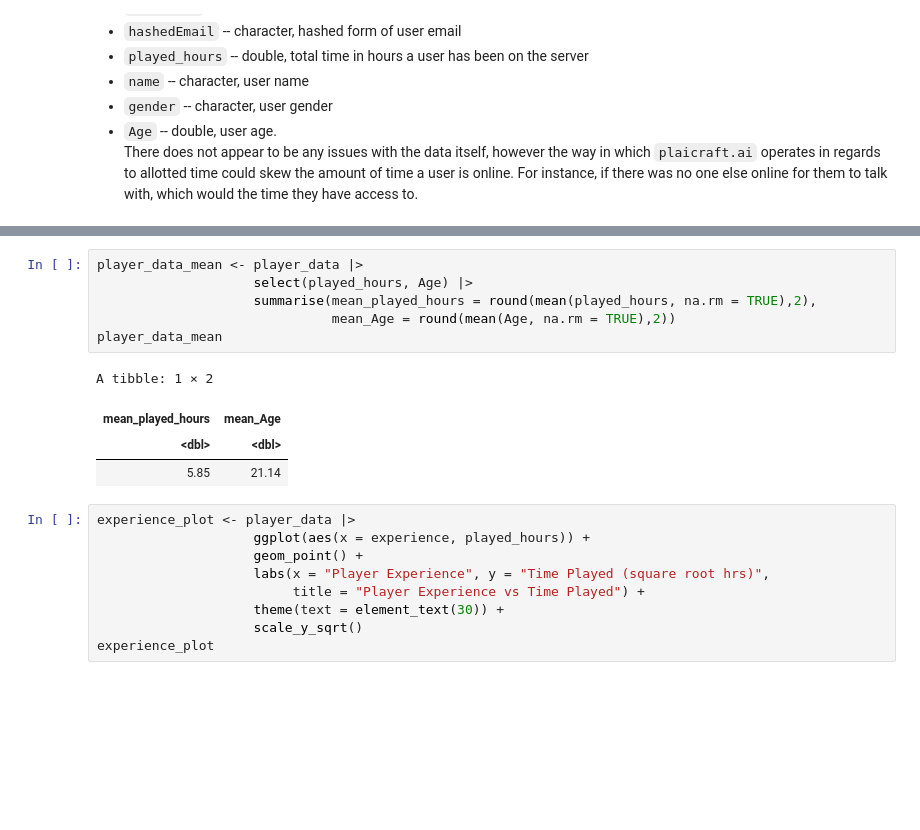
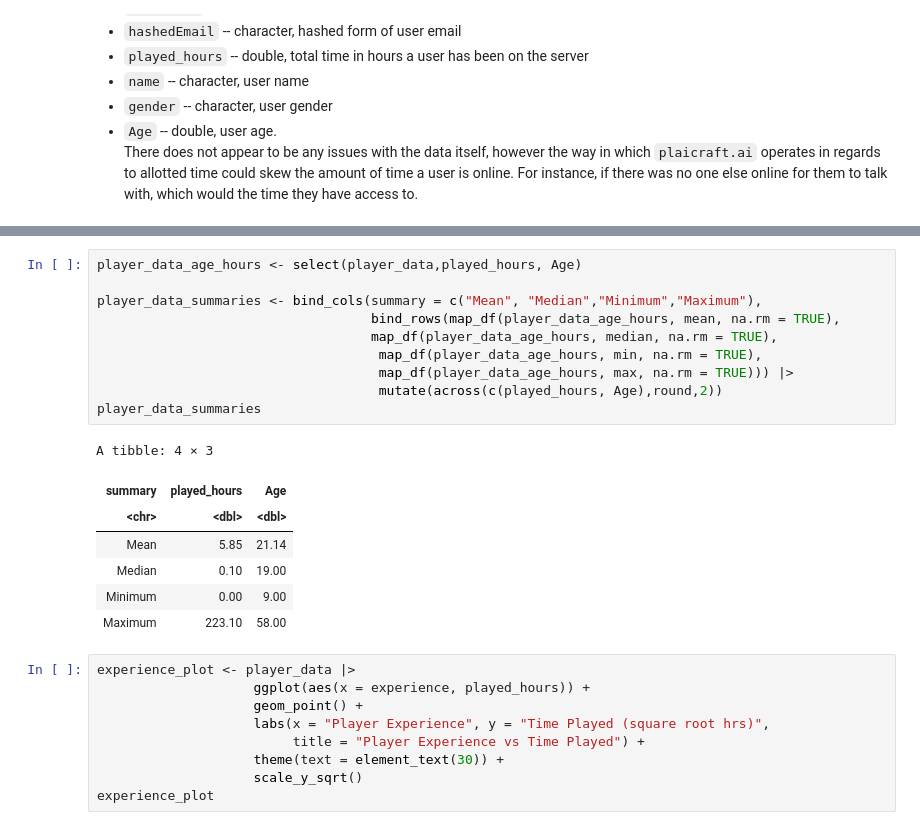
Before and after one commit to n-b-t/DSCI-100-Project-individual-, a Jupyter notebook: Planning_Report.ipynb, the cells around one changed output, grey strips where cells are left out. Drawn from its saved outputs; the diff is of its cells as text; blank space fills up the shorter version.

Commit message:
added additional summary statistics and formatted in a table

```diff
--- a/Planning_Report.ipynb
+++ b/Planning_Report.ipynb
@@ -62,14 +94,21 @@ A spec_tbl_df: 196 × 7
 # %%
-player_data_mean <- player_data |>
-                    select(played_hours, Age) |>
-                    summarise(mean_played_hours = round(mean(played_hours, na.rm = TRUE),2),
-                              mean_Age = round(mean(Age, na.rm = TRUE),2))
-player_data_mean
+player_data_age_hours <- select(player_data,played_hours, Age)
+
+player_data_summaries <- bind_cols(summary = c("Mean", "Median","Minimum","Maximum"),
+                                   bind_rows(map_df(player_data_age_hours, mean, na.rm = TRUE),
+                                   map_df(player_data_age_hours, median, na.rm = TRUE),
+                                    map_df(player_data_age_hours, min, na.rm = TRUE),
+                                    map_df(player_data_age_hours, max, na.rm = TRUE))) |>
+                                    mutate(across(c(played_hours, Age),round,2))
+player_data_summaries
 # %% [output]
-A tibble: 1 × 2
+A tibble: 4 × 3
-| mean_played_hours | mean_Age |
-| <dbl> | <dbl> |
-| 5.85 | 21.14 |
+| summary | played_hours | Age |
+| <chr> | <dbl> | <dbl> |
+| Mean | 5.85 | 21.14 |
+| Median | 0.10 | 19.00 |
+| Minimum | 0.00 | 9.00 |
+| Maximum | 223.10 | 58.00 |
 # %%
 experience_plot <- player_data |>
                     ggplot(aes(x = experience, played_hours)) +
```
Also changed, not shown: parts of 1 cell of this notebook.
